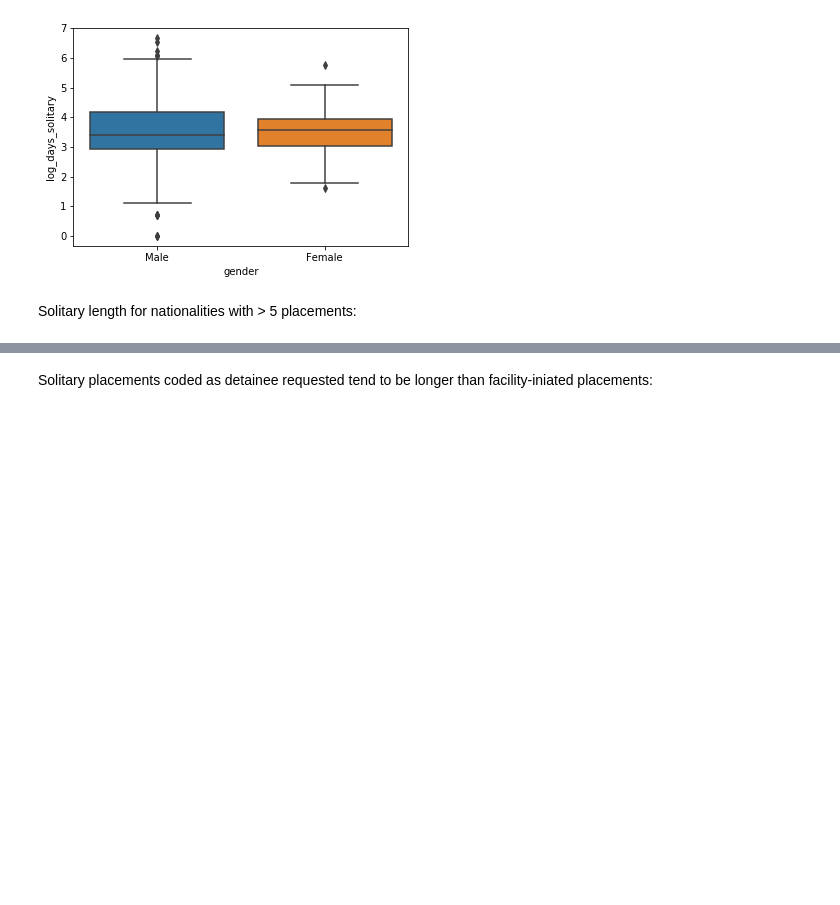
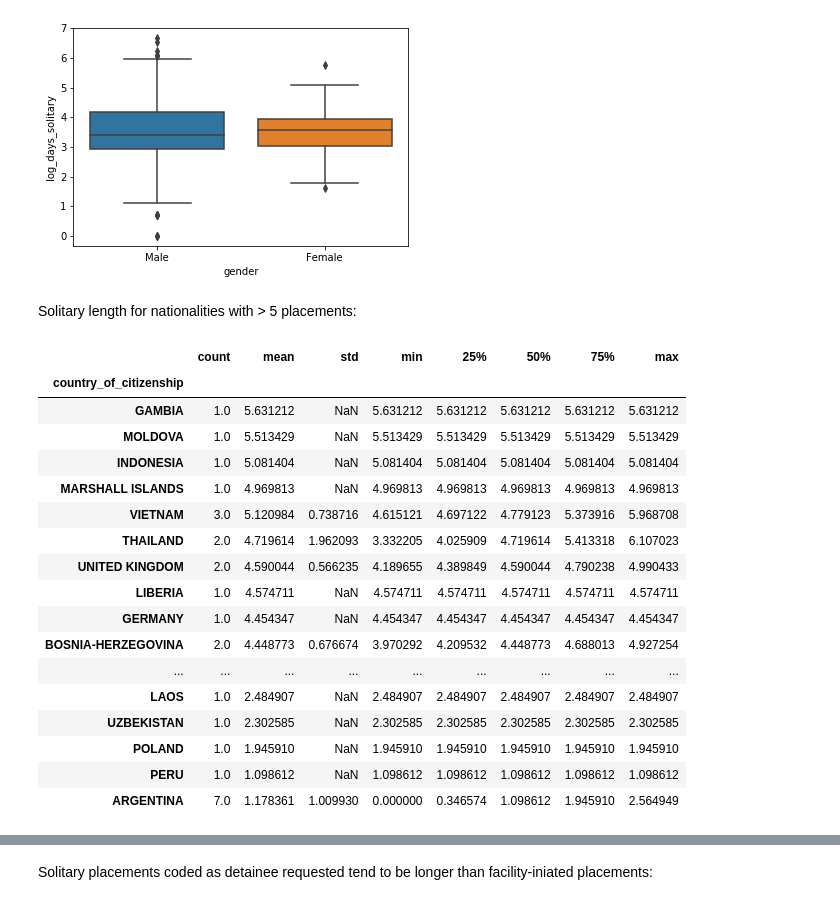
Before and after one commit to UWCHR/nwdc-seg, a Jupyter notebook: analyze/note/NWDC-analyze.ipynb, the cells around one changed output, grey strips where cells are left out. Drawn from its saved outputs; the diff is of its cells as text; code cells hidden in the pictures; blank space fills up the shorter version.

```diff
--- a/analyze/note/NWDC-analyze.ipynb
+++ b/analyze/note/NWDC-analyze.ipynb
@@ -501,6 +501,27 @@ coc_list = list(coc_count[coc_count > 5].index)
 mask = df['country_of_citizenship'].isin(coc_list)
 # %%
 order = df[mask].groupby(by=["country_of_citizenship"])["log_days_solitary"].median().sort_values(ascending=False).index
+# %%
+df.groupby(by=["country_of_citizenship"])["log_days_solitary"].describe().sort_values(by='50%', ascending=False)
+# %% [output]
+|  | count | mean | std | min | 25% | 50% | 75% | max |
+| country_of_citizenship |  |  |  |  |  |  |  |  |
+| GAMBIA | 1.0 | 5.631212 | NaN | 5.631212 | 5.631212 | 5.631212 | 5.631212 | 5.631212 |
+| MOLDOVA | 1.0 | 5.513429 | NaN | 5.513429 | 5.513429 | 5.513429 | 5.513429 | 5.513429 |
+| INDONESIA | 1.0 | 5.081404 | NaN | 5.081404 | 5.081404 | 5.081404 | 5.081404 | 5.081404 |
+| MARSHALL ISLANDS | 1.0 | 4.969813 | NaN | 4.969813 | 4.969813 | 4.969813 | 4.969813 | 4.969813 |
+| VIETNAM | 3.0 | 5.120984 | 0.738716 | 4.615121 | 4.697122 | 4.779123 | 5.373916 | 5.968708 |
+| THAILAND | 2.0 | 4.719614 | 1.962093 | 3.332205 | 4.025909 | 4.719614 | 5.413318 | 6.107023 |
+| UNITED KINGDOM | 2.0 | 4.590044 | 0.566235 | 4.189655 | 4.389849 | 4.590044 | 4.790238 | 4.990433 |
+| LIBERIA | 1.0 | 4.574711 | NaN | 4.574711 | 4.574711 | 4.574711 | 4.574711 | 4.574711 |
+| GERMANY | 1.0 | 4.454347 | NaN | 4.454347 | 4.454347 | 4.454347 | 4.454347 | 4.454347 |
+| BOSNIA-HERZEGOVINA | 2.0 | 4.448773 | 0.676674 | 3.970292 | 4.209532 | 4.448773 | 4.688013 | 4.927254 |
+| ... | ... | ... | ... | ... | ... | ... | ... | ... |
+| LAOS | 1.0 | 2.484907 | NaN | 2.484907 | 2.484907 | 2.484907 | 2.484907 | 2.484907 |
+| UZBEKISTAN | 1.0 | 2.302585 | NaN | 2.302585 | 2.302585 | 2.302585 | 2.302585 | 2.302585 |
+| POLAND | 1.0 | 1.945910 | NaN | 1.945910 | 1.945910 | 1.945910 | 1.945910 | 1.945910 |
+| PERU | 1.0 | 1.098612 | NaN | 1.098612 | 1.098612 | 1.098612 | 1.098612 | 1.098612 |
+| ARGENTINA | 7.0 | 1.178361 | 1.009930 | 0.000000 | 0.346574 | 1.098612 | 1.945910 | 2.564949 |
 # %%
 ax = sns.boxplot(data=df[mask], x="country_of_citizenship", y="log_days_solitary", order=order)
 ax.set_xticklabels(ax.get_xticklabels(),rotation=90);
```
Also changed, not shown: parts of 3 cells of this notebook.
